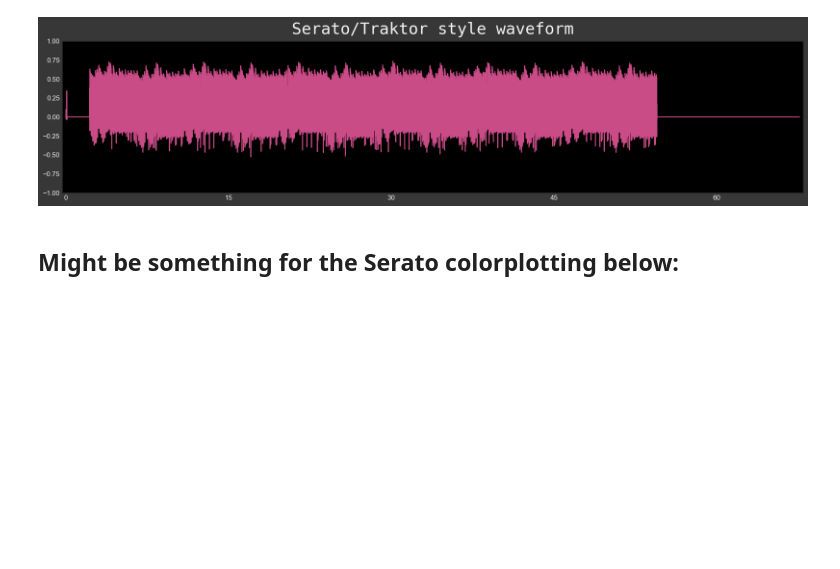
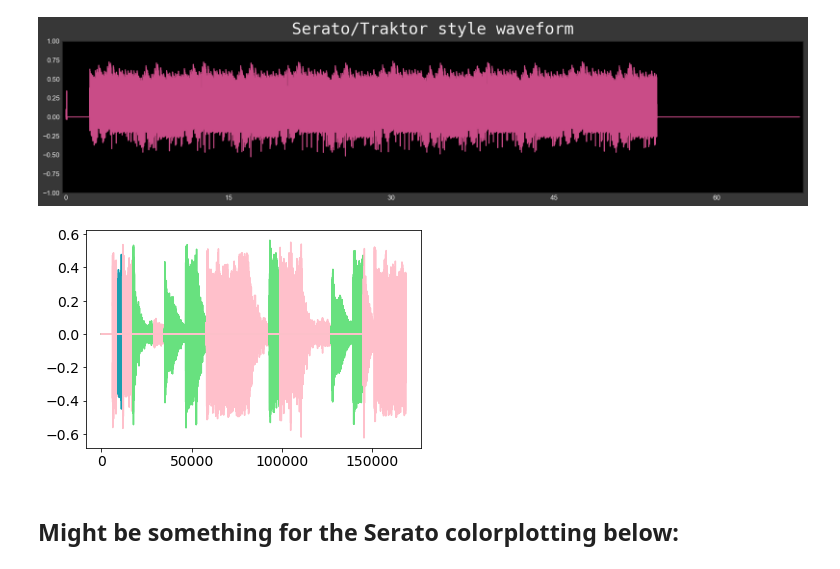
Before and after one commit to wnetzel/MCT-teamA-2021, a Jupyter notebook: Python Assignment 5/Py5part2/Py5part2.ipynb, the cells around one changed output. Cells and saved outputs as stored; diff of their text form; code cells hidden in the pictures; blank space fills up the shorter version.

Commit message:
add vizSerato function to part2

```diff
--- a/Python Assignment 5/Py5part2/Py5part2.ipynb
+++ b/Python Assignment 5/Py5part2/Py5part2.ipynb
@@ -750,6 +745,47 @@ def vizSerato(audio):
 vizSerato(s)
 # %% [output]
 [figure]
+# %%
+def vizSerato(audio, sr):
+
+    # Locate note onset events by picking peaks in an onset strength envelope
+    onsets = librosa.onset.onset_detect(y=audio, sr=sr, units='samples', backtrack=True,
+                                        wait=1, pre_avg=1, post_avg=1, pre_max=5, post_max=5)
+
+    for i in range(len(onsets)-1):
+
+        segment = audio[onsets[i]:onsets[i+1]]
+
+        # Compute spectral centroid for each segment
+        centroid = librosa.feature.spectral_centroid(segment, sr=sr, n_fft=len(segment), hop_length=len(segment)+1)[0]
+
+        x = np.pad(segment, (onsets[i], 0), 'constant')
+
+        if centroid <= 59: # Sub Low
+            plt.plot(x, color='#113450')
+
+        elif 60 <= centroid <= 249: # Low
+            plt.plot(x, color='#4978c0')
+
+        elif 250 <= centroid <= 799: # Low Mid
+            plt.plot(x, color='#8a61d3')
+
+        elif 800 <= centroid <= 3999: # Mid
+            plt.plot(x, color='#199eb0')
+
+        elif 4000 <= centroid <= 5999: # High Mid
+            plt.plot(x, color='#ffc0cb')
+
+        elif 6000 <= centroid: # High
+            plt.plot(x, color='#68e17f')
+
+    return plt.show()
+# %%
+sr=44100
+s, sr = librosa.load('Files/4.wav', sr=sr)
+vizSerato(s, sr=sr)
+# %% [output]
+[figure, added]
 # %% [markdown]
 ## Might be something for the Serato colorplotting below:
 # %%
```
Also changed, not shown: parts of 3 cells of this notebook, 7 other files.
